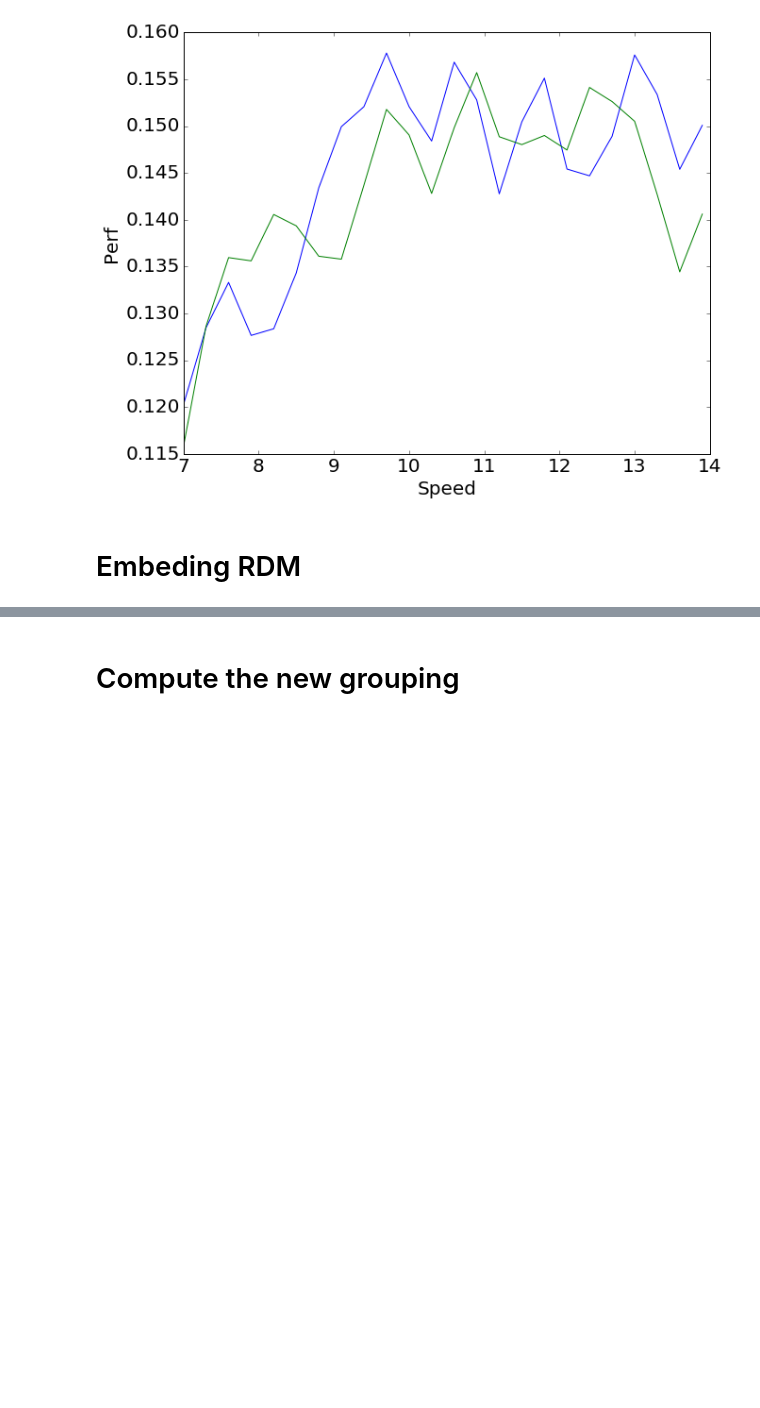
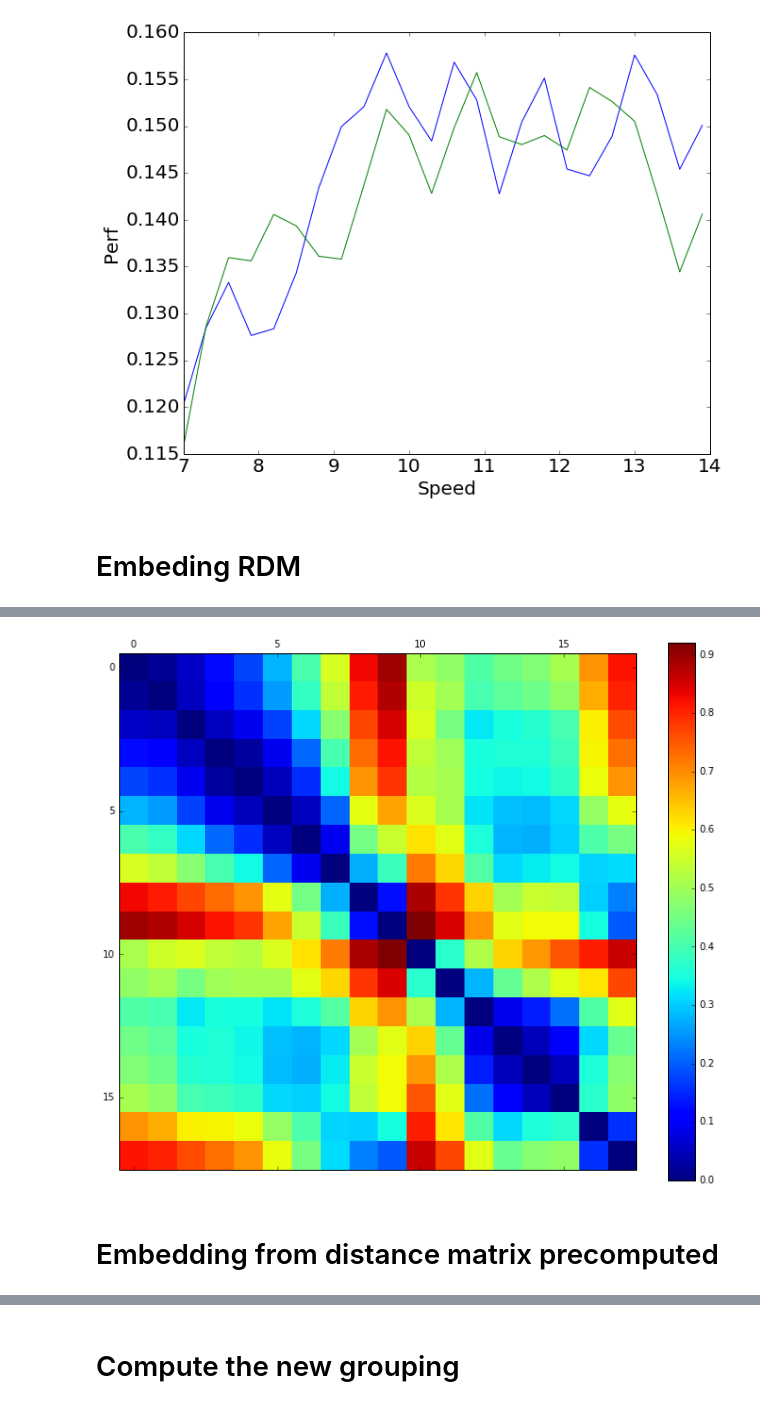
Before and after one commit to neuroailab/barrel, a Jupyter notebook: ipython_note_anlys/Response_analysis.ipynb, the cells around one changed output, grey strips where cells are left out. Drawn from its saved outputs; the diff is of its cells as text; code cells hidden in the pictures; blank space fills up the shorter version.

```diff
--- a/ipython_note_anlys/Response_analysis.ipynb
+++ b/ipython_note_anlys/Response_analysis.ipynb
@@ -840,0 +855,8 @@ draw_RDM_embeding([temp_spa_path_list, fdb_path_list], [temp_spa_setting, fdb_se
+# %%
+fig, axes =  plt.subplots(1,1,figsize=(12, 10))
+cax = axes.matshow(dis_mat_objRDM)
+cbar = fig.colorbar(cax)
+# %% [output]
+[figure, added]
+# %% [markdown]
+# Embedding from distance matrix precomputed
```
Also changed, not shown: parts of 12 cells of this notebook.
